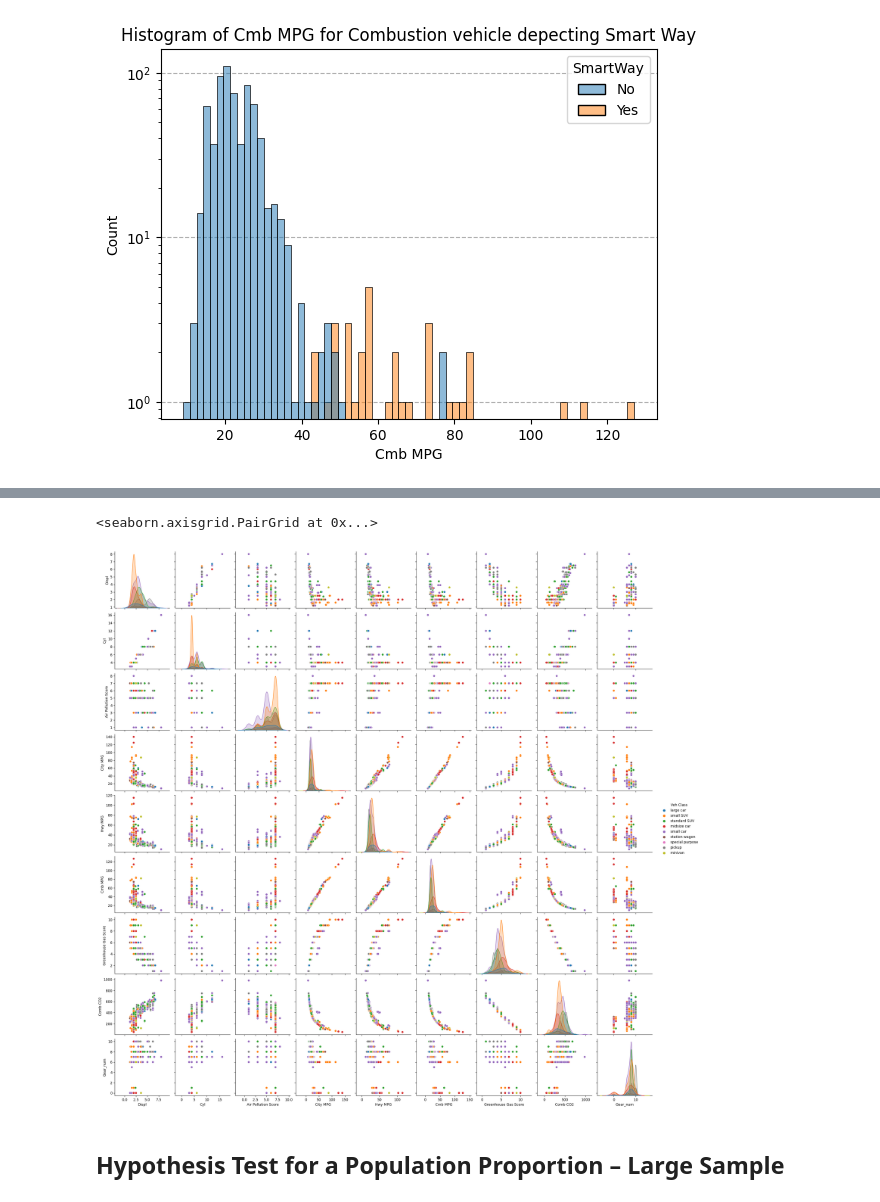
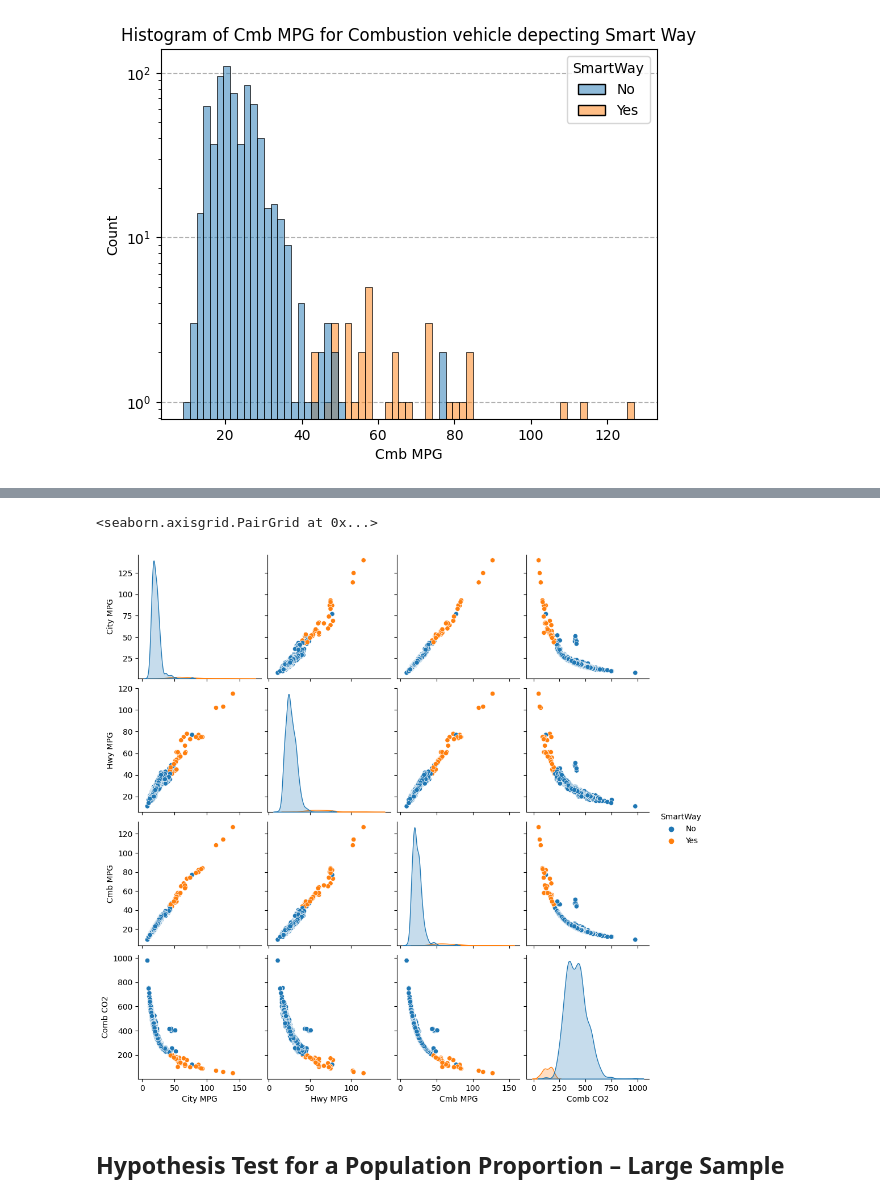
Before and after one commit to Nihar-Patel-371/Statistical-Analysis-of-Vehicles-Fuel-Economy-and-Emission, a Jupyter notebook: code.ipynb, the cells around one changed output, grey strips where cells are left out. Saved outputs shown, nothing was run; the diff lists cells and outputs as text; code cells hidden in the pictures.

```diff
--- a/code.ipynb
+++ b/code.ipynb
@@ -481,8 +513,16 @@ sns.pairplot(e_df, hue='Veh Class')
+# %%
+c_df['Cyl'].nunique()
+df = c_df
+df['Displ'] = df['Displ'].astype(str)
+df['Cyl'] = df['Cyl'].astype(str)
+df['Air Pollution Score'] = df['Air Pollution Score'].astype(str)
+df['Greenhouse Gas Score'] = df['Greenhouse Gas Score'].astype(str)
+df['Gear_num'] = df['Gear_num'].astype(str)
 # %%
-sns.pairplot(c_df, hue='Veh Class')
+sns.pairplot(df, hue='SmartWay')
 # %% [output]
 <seaborn.axisgrid.PairGrid at 0x...>
-[figure, old version]
+[figure, new version]
 # %% [markdown]
 ## Hypothesis Test for a Population Proportion – Large Sample
 # %%
```
Also changed, not shown: parts of 5 cells of this notebook.
